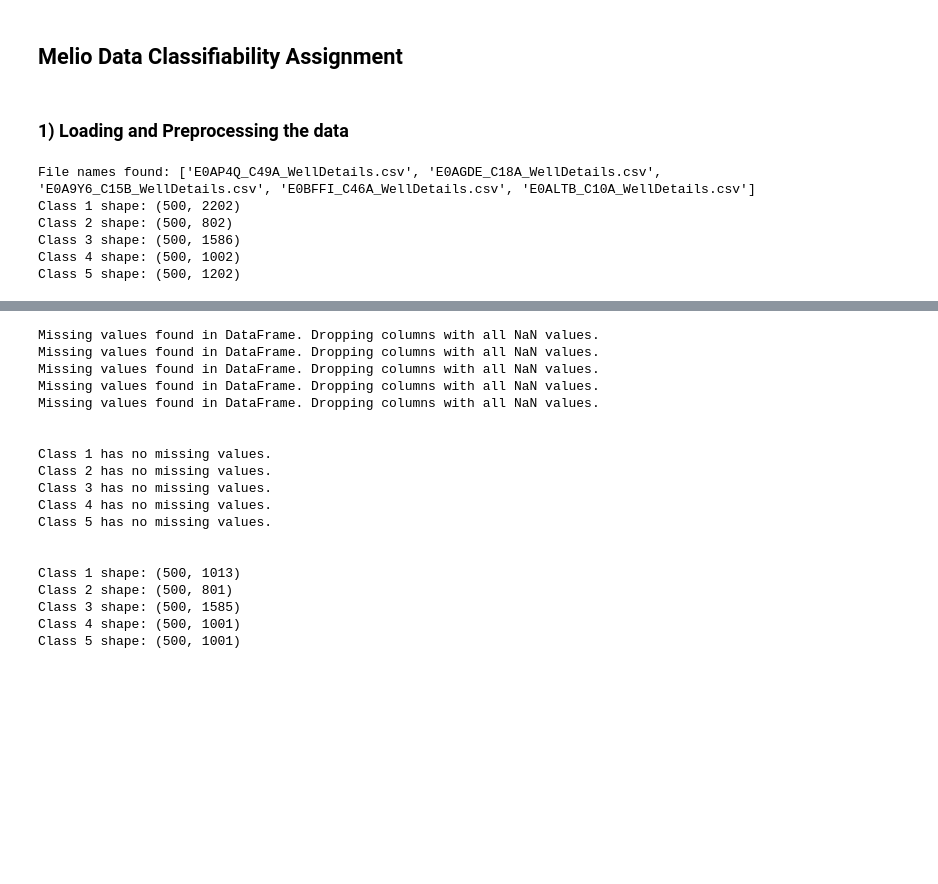
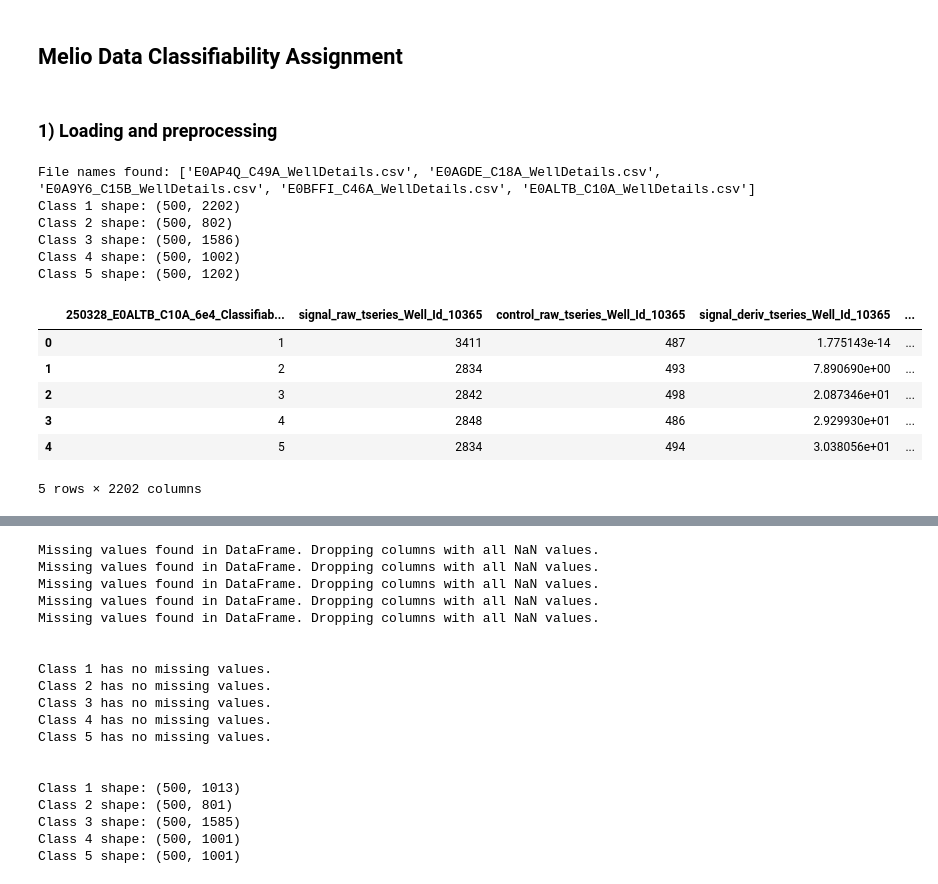
Before and after one commit to kubershahi/programming, a Jupyter notebook: assignments/melio/assignment.ipynb, the cells around one changed output, grey strips where cells are left out. Drawn from its saved outputs; the diff is of its cells as text; code cells hidden in the pictures; blank space fills up the shorter version.

```diff
--- a/assignments/melio/assignment.ipynb
+++ b/assignments/melio/assignment.ipynb
@@ -18,7 +18,7 @@ from sklearn.ensemble import RandomForestClassifier
 from sklearn.metrics import accuracy_score, precision_score, recall_score, f1_score, classification_report, confusion_matrix
 import seaborn as sns
 # %% [markdown]
-### 1) Loading and Preprocessing the data
+### 1) Loading and preprocessing
 # %%
 # Path to the directory containing CSV files
 data_path = './data/melt-csv-sample'
@@ -36,3 +36,13 @@ Class 2 shape: (500, 802)
 Class 3 shape: (500, 1586)
 Class 4 shape: (500, 1002)
 Class 5 shape: (500, 1202)
+# %%
+dataframes[0].head()
+# %% [output]
+|  | 250328_E0ALTB_C10A_6e4_Classifiab... | signal_raw_tseries_Well_Id_10365 | control_raw_tseries_Well_Id_10365 | signal_deriv_tseries_Well_Id_10365 | ... |
+| 0 | 1 | 3411 | 487 | 1.775143e-14 | ... |
+| 1 | 2 | 2834 | 493 | 7.890690e+00 | ... |
+| 2 | 3 | 2842 | 498 | 2.087346e+01 | ... |
+| 3 | 4 | 2848 | 486 | 2.929930e+01 | ... |
+| 4 | 5 | 2834 | 494 | 3.038056e+01 | ... |
+5 rows × 2202 columns
```
Also changed, not shown: parts of 10 cells of this notebook.
